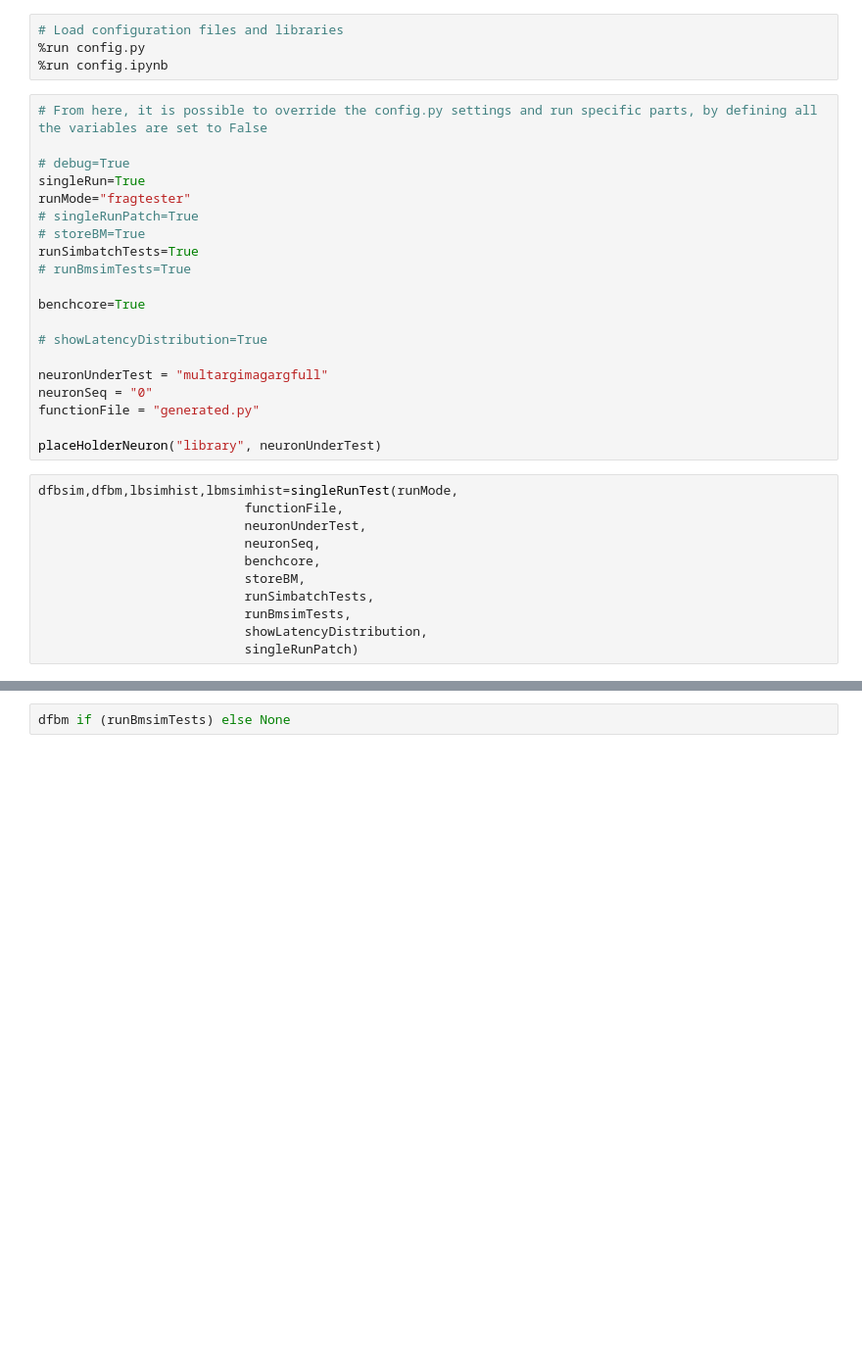
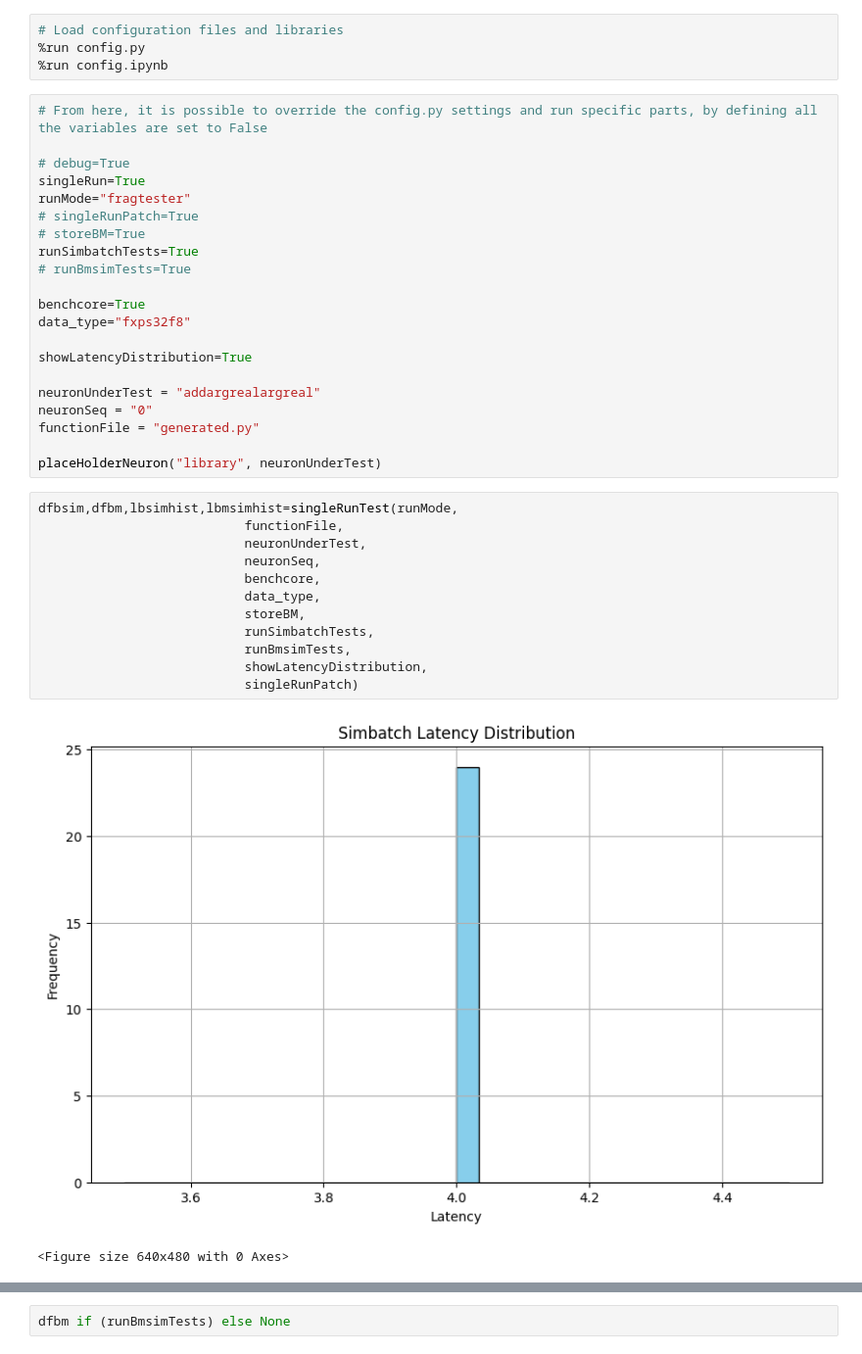
Before and after one commit to BondMachineHQ/bmsymtests, a Jupyter notebook: run_single.ipynb, the cells around one changed output, grey strips where cells are left out. Shown at 98% size. Drawn from its saved outputs; the diff is of its cells as text; blank space fills up the shorter version.

```diff
--- a/run_single.ipynb
+++ b/run_single.ipynb
@@ -14,10 +14,11 @@ runSimbatchTests=True
 # runBmsimTests=True
 
 benchcore=True
+data_type="fxps32f8"
 
-# showLatencyDistribution=True
+showLatencyDistribution=True
 
-neuronUnderTest = "multargimagargfull"
+neuronUnderTest = "addargrealargreal"
 neuronSeq = "0"
 functionFile = "generated.py"
 
@@ -25,13 +26,17 @@ placeHolderNeuron("library", neuronUnderTest)
 # %%
 dfbsim,dfbm,lbsimhist,lbmsimhist=singleRunTest(runMode,
 					       functionFile,
 					       neuronUnderTest,
 					       neuronSeq,
 					       benchcore,
+					       data_type,
 					       storeBM,
 					       runSimbatchTests,
 					       runBmsimTests,
 					       showLatencyDistribution,
 					       singleRunPatch)
+# %% [output]
+[figure, added]
+<Figure size 640x480 with 0 Axes>
 # %%
 display.Image("bondmachine.png")
```
Also changed, not shown: parts of 3 cells of this notebook, 1 other file.
